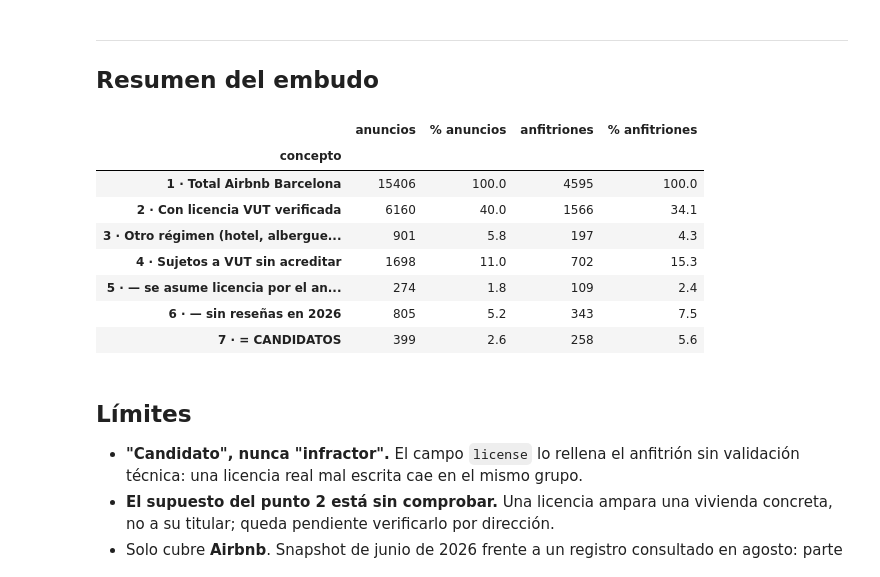
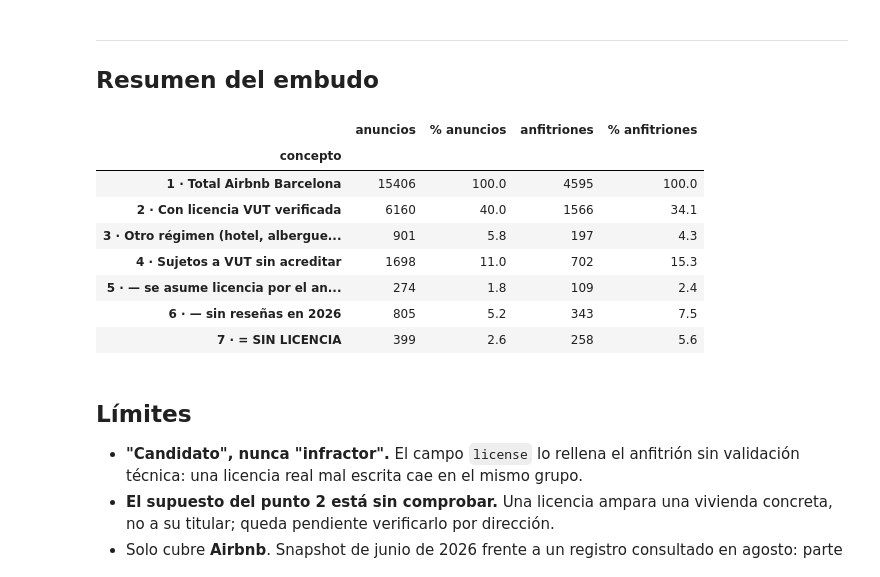
Before and after one commit to Ruthlessallen/Turismo-y-Barcelona, a Jupyter notebook: pipeline/notebooks/03_auditoria_licencias.ipynb, the cells around one changed output. Drawn from its saved outputs; the diff is of its cells as text; code cells hidden in the pictures.

```diff
--- a/pipeline/notebooks/03_auditoria_licencias.ipynb
+++ b/pipeline/notebooks/03_auditoria_licencias.ipynb
@@ -137,7 +137,7 @@ Sobre ellos, la primera criba: **si el anfitrión tiene otro anuncio con licenci
 > ⚠️ **Es un supuesto, no un hecho comprobado.** Una licencia HUTB ampara una vivienda concreta, no a su titular: tener una en la calle A no autoriza a operar en la calle B. Se adopta por prudencia —para no señalar a quien probablemente solo transcribió mal—, pero **queda pendiente de revisar**: con la dirección del registro y la del anuncio podría comprobarse de verdad, y las coordenadas ofuscadas de Inside Airbnb hoy lo impiden.
 # %%
 sin_acreditar = d[d['sujeto_a_vut'] & d['situacion'].isin(['sin_declarar', 'licencia_no_encontrada'])]
-asumidos = d[d['candidato_host_con_licencia']]
+asumidos = d[d['sin_licencia_host_acredita']]
 tras_filtro_host = sin_acreditar[~sin_acreditar['host_acredita_en_otro']]
 
 tabla([
@@ -458,23 +458,23 @@ plt.tight_layout()
 # %%
 tabla([
     ('1 · Total Airbnb Barcelona', d),
     ('2 · Con licencia VUT verificada', verificados),
     ('3 · Otro régimen (hotel, albergue, AT)', otro_reg),
     ('4 · Sujetos a VUT sin acreditar', sin_acreditar),
     ('5 · — se asume licencia por el anfitrión', asumidos),
     ('6 · — sin reseñas en 2026', tras_filtro_host[~tras_filtro_host['actividad_reciente']]),
-    ('7 · = CANDIDATOS', activos),
+    ('7 · = SIN LICENCIA', activos),
 ])
 # %% [output]
 |  | anuncios | % anuncios | anfitriones | % anfitriones |
 | concepto |  |  |  |  |
 | 1 · Total Airbnb Barcelona | 15406 | 100.0 | 4595 | 100.0 |
 | 2 · Con licencia VUT verificada | 6160 | 40.0 | 1566 | 34.1 |
 | 3 · Otro régimen (hotel, albergue... | 901 | 5.8 | 197 | 4.3 |
 | 4 · Sujetos a VUT sin acreditar | 1698 | 11.0 | 702 | 15.3 |
 | 5 · — se asume licencia por el an... | 274 | 1.8 | 109 | 2.4 |
 | 6 · — sin reseñas en 2026 | 805 | 5.2 | 343 | 7.5 |
-| 7 · = CANDIDATOS | 399 | 2.6 | 258 | 5.6 |
+| 7 · = SIN LICENCIA | 399 | 2.6 | 258 | 5.6 |
 # %% [markdown]
 ## Límites
 
```
Also changed, not shown: parts of 8 cells of this notebook, 17 other files.
